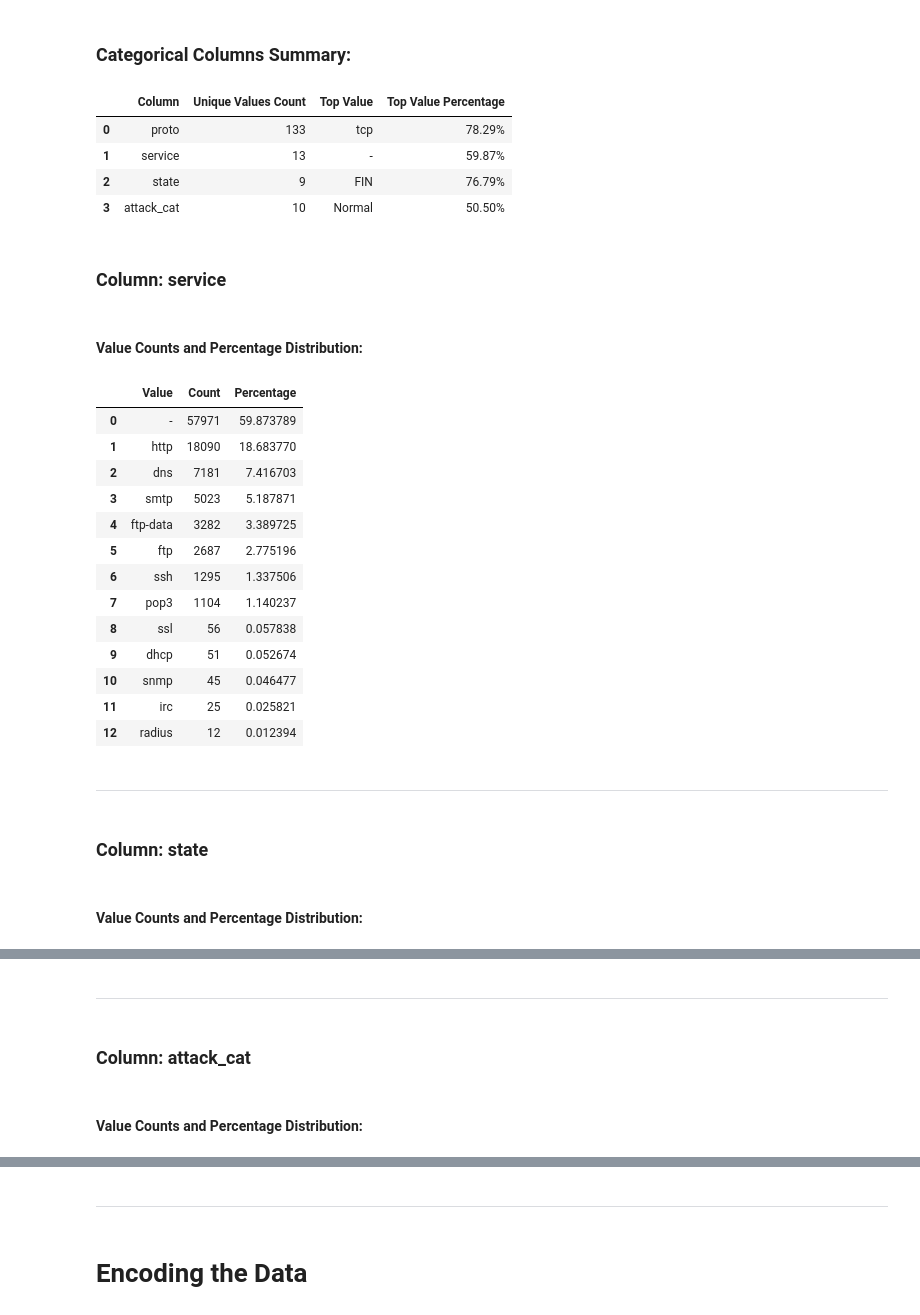
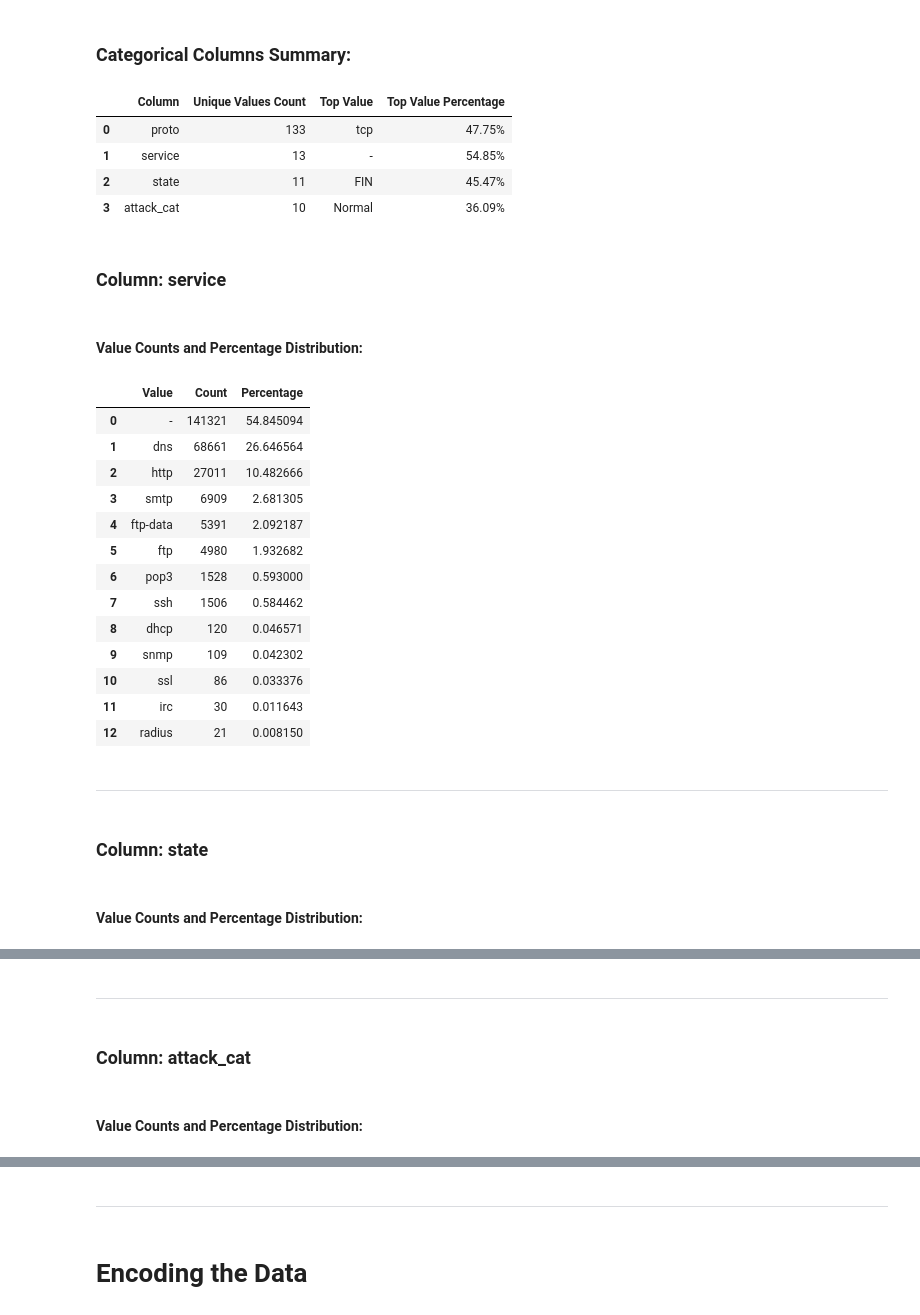
Before and after one commit to AuspicesAI/ScytheEx-Hackathon, a Jupyter notebook: ai/notebooks/PreProcessing.ipynb, the cells around one changed output, grey strips where cells are left out. Saved outputs shown, nothing was run; the diff lists cells and outputs as text; code cells hidden in the pictures.

Commit message:
Ready fot initial testing

```diff
--- a/ai/notebooks/PreProcessing.ipynb
+++ b/ai/notebooks/PreProcessing.ipynb
@@ -15,0 +7,35 @@ test.drop_duplicates(inplace=True)
+# %%
+# titles = [
+#     "dur",
+#     "proto",
+#     "service",
+#     "state",
+#     "stcpb",
+#     "dtcpb",
+#     "synack",
+#     "ackdat",
+#     "trans_depth",
+#     "response_body_len",
+#     "ct_src_dport_ltm",
+#     "ct_dst_sport_ltm",
+#     "is_ftp_login",
+#     "ct_ftp_cmd",
+#     "ct_flw_http_mthd",
+#     "is_sm_ips_ports",
+#     "attack_cat"
+# ]
+
+
+train = pd.read_csv("data/training.csv")
+test = pd.read_csv("data/testing.csv")
+
+combined_df = pd.concat([train, test], ignore_index=True)
+
+# Shuffle the combined DataFrame
+df = combined_df.sample(frac=1).reset_index(drop=True)
+
+# df = df[titles]
+
+df_info = DataSetInformation(df)
+
+df.drop_duplicates(inplace=True)
@@ -68,28 +161,28 @@ test_info.dataframe_summary()
 # %%
-train_info.categorical_summary()
+df_info.categorical_summary()
 # %% [output]
 ### Categorical Columns Summary:
 |  | Column | Unique Values Count | Top Value | Top Value Percentage |
-| 0 | proto | 133 | tcp | 78.29% |
-| 1 | service | 13 | - | 59.87% |
-| 2 | state | 9 | FIN | 76.79% |
-| 3 | attack_cat | 10 | Normal | 50.50% |
+| 0 | proto | 133 | tcp | 47.75% |
+| 1 | service | 13 | - | 54.85% |
+| 2 | state | 11 | FIN | 45.47% |
+| 3 | attack_cat | 10 | Normal | 36.09% |
 ### Column: service
 #### Value Counts and Percentage Distribution:
 |  | Value | Count | Percentage |
-| 0 | - | 57971 | 59.873789 |
-| 1 | http | 18090 | 18.683770 |
-| 2 | dns | 7181 | 7.416703 |
-| 3 | smtp | 5023 | 5.187871 |
-| 4 | ftp-data | 3282 | 3.389725 |
-| 5 | ftp | 2687 | 2.775196 |
-| 6 | ssh | 1295 | 1.337506 |
-| 7 | pop3 | 1104 | 1.140237 |
-| 8 | ssl | 56 | 0.057838 |
-| 9 | dhcp | 51 | 0.052674 |
-| 10 | snmp | 45 | 0.046477 |
-| 11 | irc | 25 | 0.025821 |
-| 12 | radius | 12 | 0.012394 |
+| 0 | - | 141321 | 54.845094 |
+| 1 | dns | 68661 | 26.646564 |
+| 2 | http | 27011 | 10.482666 |
+| 3 | smtp | 6909 | 2.681305 |
+| 4 | ftp-data | 5391 | 2.092187 |
+| 5 | ftp | 4980 | 1.932682 |
+| 6 | pop3 | 1528 | 0.593000 |
+| 7 | ssh | 1506 | 0.584462 |
+| 8 | dhcp | 120 | 0.046571 |
+| 9 | snmp | 109 | 0.042302 |
+| 10 | ssl | 86 | 0.033376 |
+| 11 | irc | 30 | 0.011643 |
+| 12 | radius | 21 | 0.008150 |
 ---
 ### Column: state
 #### Value Counts and Percentage Distribution:
```
Also changed, not shown: parts of 31 cells of this notebook, 9 other files.
